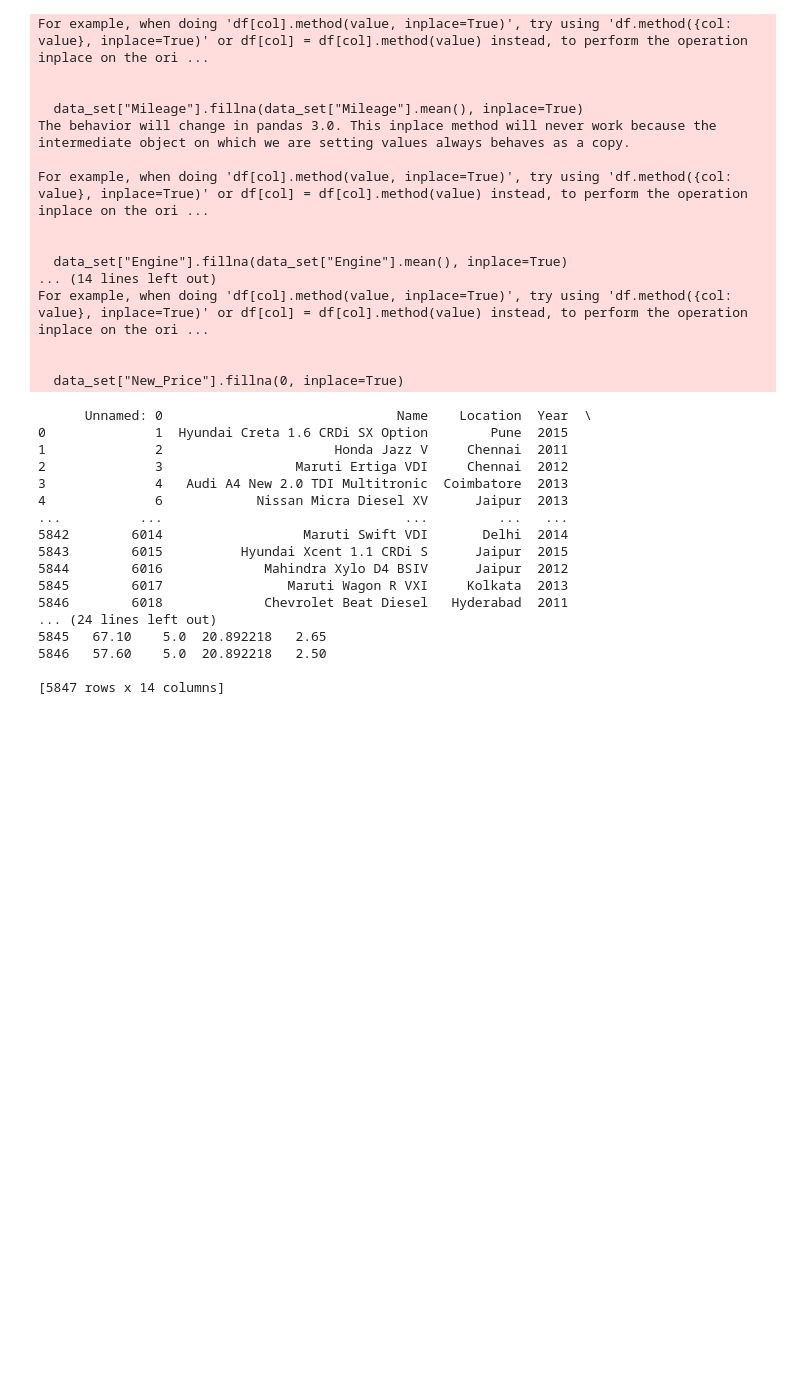
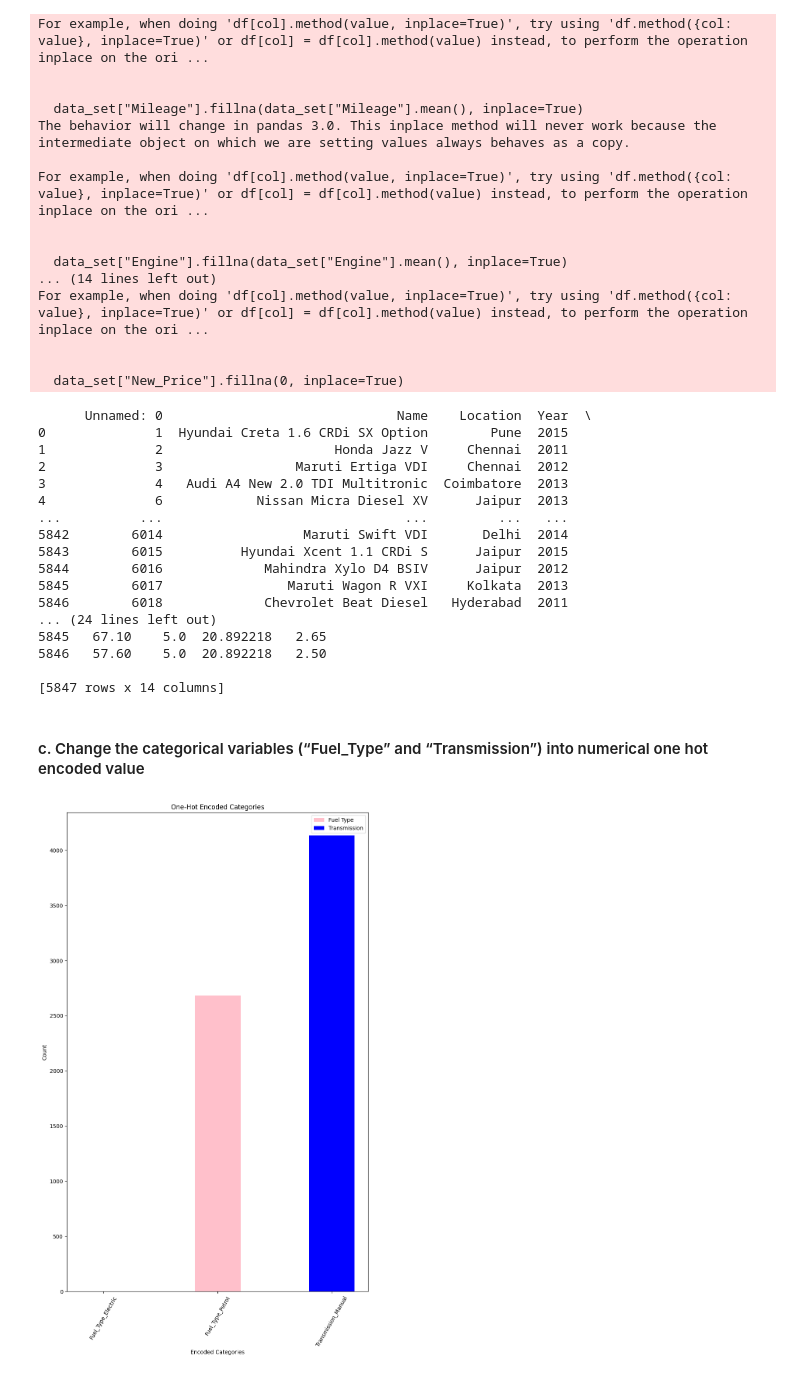
Before and after one commit to GauravBachu/PDS_Assignment-2, a Jupyter notebook: src/solution.ipynb, the cells around one changed output. Saved outputs shown, nothing was run; the diff lists cells and outputs as text; code cells hidden in the pictures; blank space fills up the shorter version.

Commit message:
Numerical one hot encoding

```diff
--- a/src/solution.ipynb
+++ b/src/solution.ipynb
@@ -243,3 +243,22 @@ print(data_set)
 5846   57.60    5.0  20.892218   2.50
 
 [5847 rows x 14 columns]
+# %% [markdown]
+#### c. Change the categorical variables (“Fuel_Type” and “Transmission”) into numerical one hot encoded value
+# %%
+data_set = pd.get_dummies(data_set, columns=['Fuel_Type', 'Transmission'], drop_first=True)
+# %%
+fuel_type_count = data_set.filter(like='Fuel_Type').sum()
+transmission_count = data_set.filter(like='Transmission').sum()
+plt.figure(figsize=(10, 16))
+plt.bar(fuel_type_count.index, fuel_type_count, width=0.4, label='Fuel Type', color='pink')
+plt.bar(transmission_count.index, transmission_count, width=0.4, label='Transmission', color='blue')
+plt.xlabel("Encoded Categories")
+plt.ylabel("Count")
+plt.title("One-Hot Encoded Categories")
+plt.legend()
+plt.xticks(rotation=60)
+plt.savefig("../results/categorical.png")
+plt.show()
+# %% [output]
+[figure, added]
```
Also changed, not shown: 1 other file.
